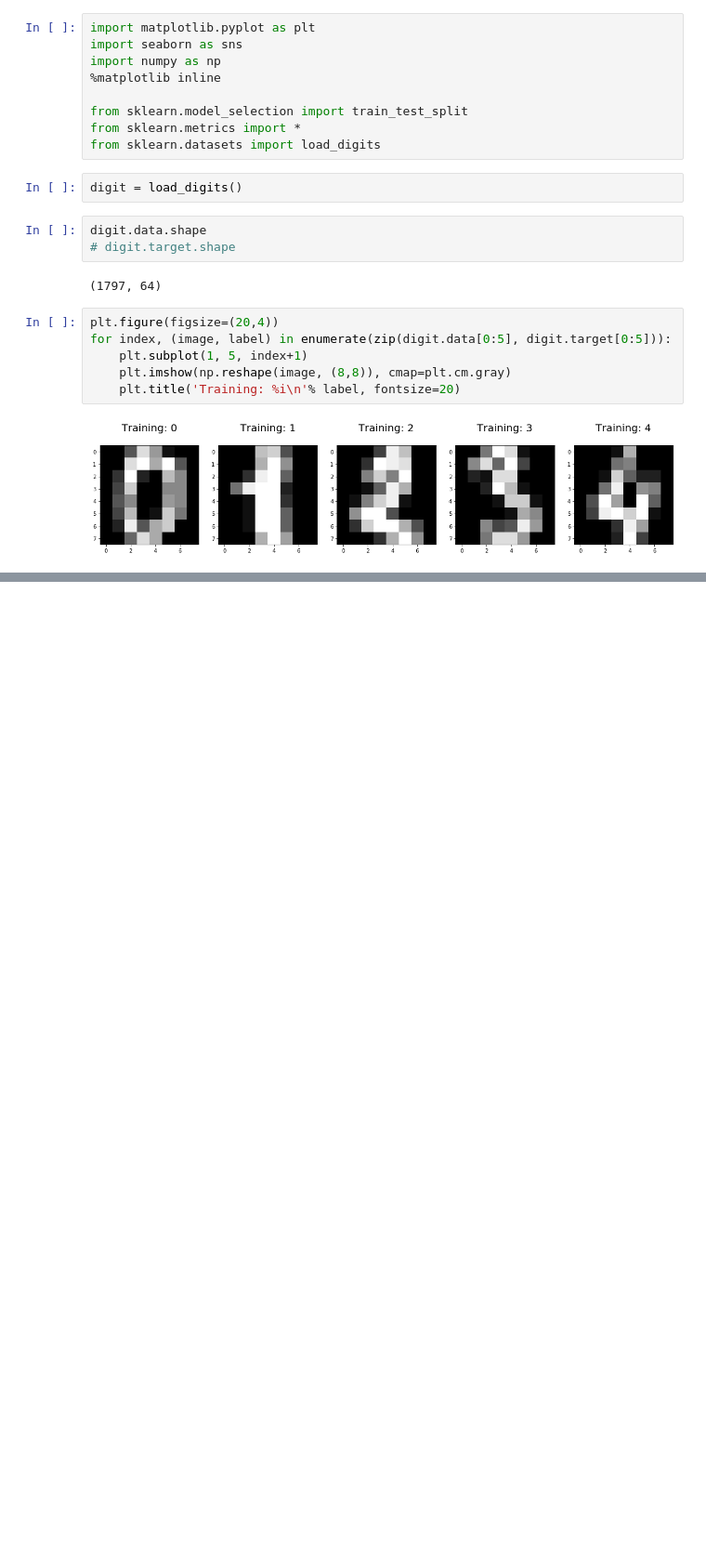
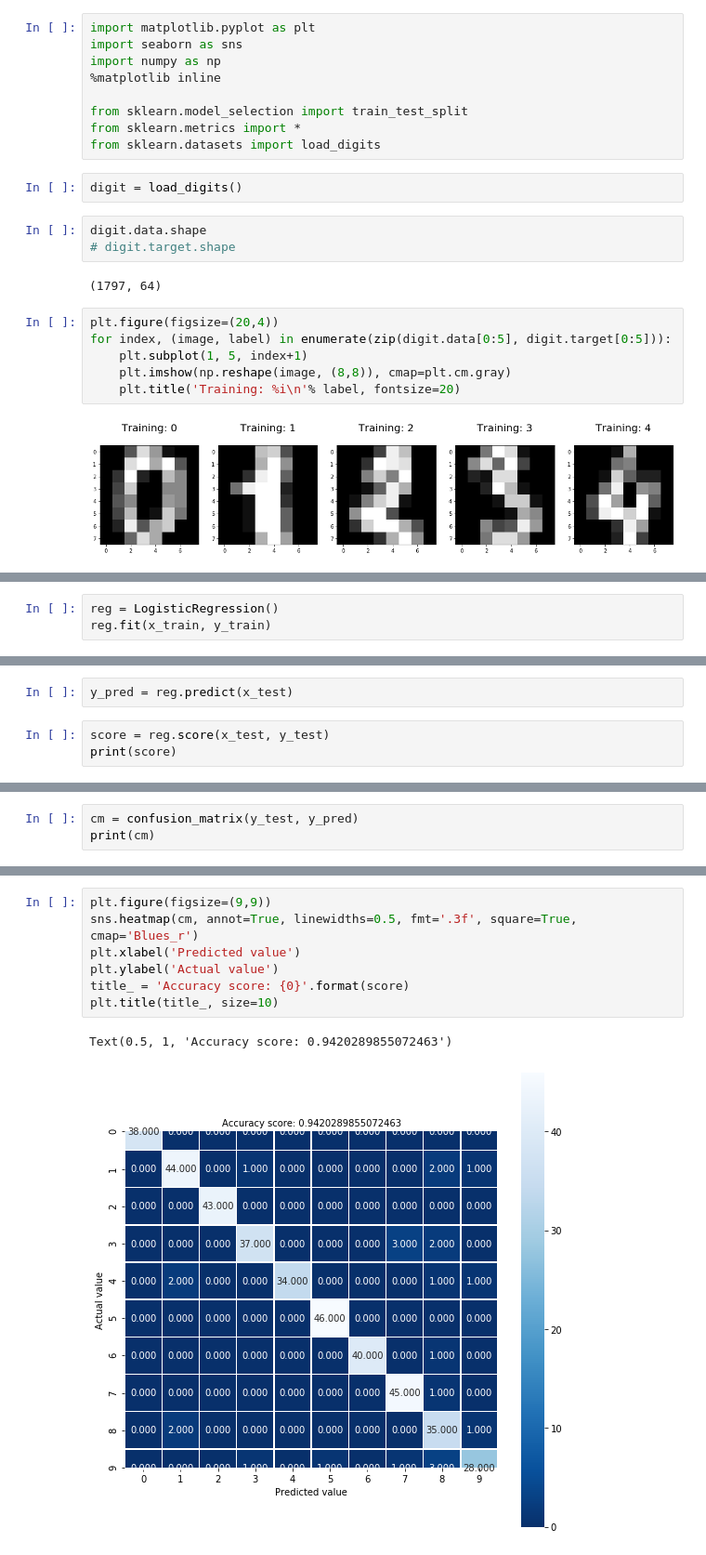
Before and after one commit to Pragades-Rajagopal/ML-exercises, a Jupyter notebook: Logistic regression.ipynb, the cells around one changed output, grey strips where cells are left out. Shown: that part at 93% size. Drawn from its saved outputs; the diff is of its cells as text; blank space fills up the shorter version.

```diff
--- a/Logistic regression.ipynb
+++ b/Logistic regression.ipynb
@@ -24,0 +33,3 @@ for index, (image, label) in enumerate(zip(digit.data[0:5], digit.target[0:5])):
+# %%
+reg = LogisticRegression()
+reg.fit(x_train, y_train)
@@ -24,0 +57,5 @@ for index, (image, label) in enumerate(zip(digit.data[0:5], digit.target[0:5])):
+# %%
+y_pred = reg.predict(x_test)
+# %%
+score = reg.score(x_test, y_test)
+print(score)
@@ -24,0 +64,3 @@ for index, (image, label) in enumerate(zip(digit.data[0:5], digit.target[0:5])):
+# %%
+cm = confusion_matrix(y_test, y_pred)
+print(cm)
@@ -24,0 +78,10 @@ for index, (image, label) in enumerate(zip(digit.data[0:5], digit.target[0:5])):
+# %%
+plt.figure(figsize=(9,9))
+sns.heatmap(cm, annot=True, linewidths=0.5, fmt='.3f', square=True, cmap='Blues_r')
+plt.xlabel('Predicted value')
+plt.ylabel('Actual value')
+title_ = 'Accuracy score: {0}'.format(score)
+plt.title(title_, size=10)
+# %% [output]
+Text(0.5, 1, 'Accuracy score: 0.9420289855072463')
+[figure, added]
```
Also changed, not shown: parts of 10 cells of this notebook, 3 other files.
